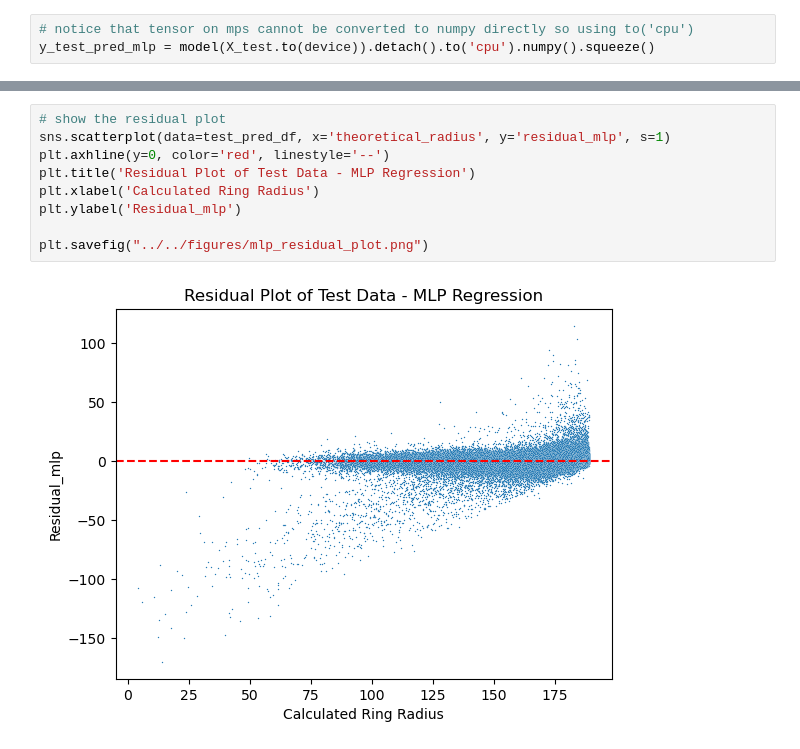
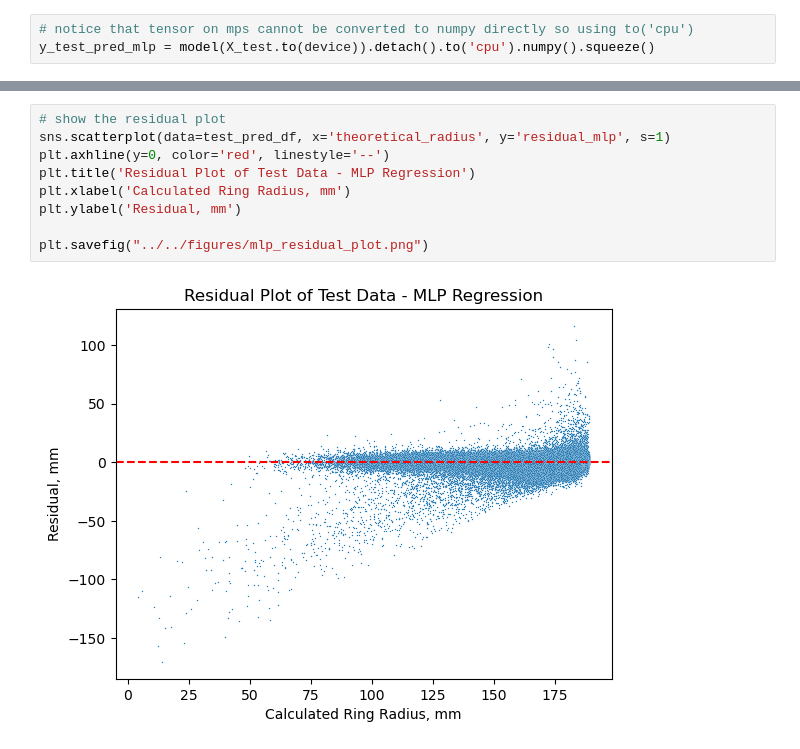
Before and after one commit to TRIUMF-MDS-Capstone2023/project, a Jupyter notebook: models/MLP/mlp_regression_model.ipynb, the cells around one changed output, grey strips where cells are left out. Cells and saved outputs as stored; diff of their text form.

Commit message:
added unit for residual plot

```diff
--- a/models/MLP/mlp_regression_model.ipynb
+++ b/models/MLP/mlp_regression_model.ipynb
@@ -288,11 +288,11 @@ test_pred_df
 # %%
 # show the residual plot
 sns.scatterplot(data=test_pred_df, x='theoretical_radius', y='residual_mlp', s=1)
 plt.axhline(y=0, color='red', linestyle='--')
 plt.title('Residual Plot of Test Data - MLP Regression')
-plt.xlabel('Calculated Ring Radius')
-plt.ylabel('Residual_mlp')
+plt.xlabel('Calculated Ring Radius, mm')
+plt.ylabel('Residual, mm')
 
 plt.savefig("../../figures/mlp_residual_plot.png")
 # %% [output]
-[figure, old version]
+[figure, new version]
```
Also changed, not shown: parts of 5 cells of this notebook.
